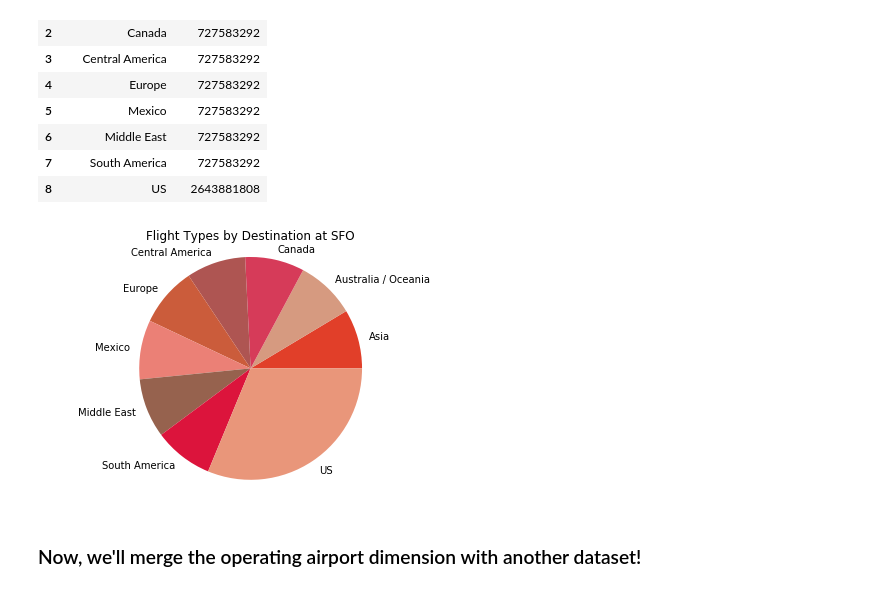
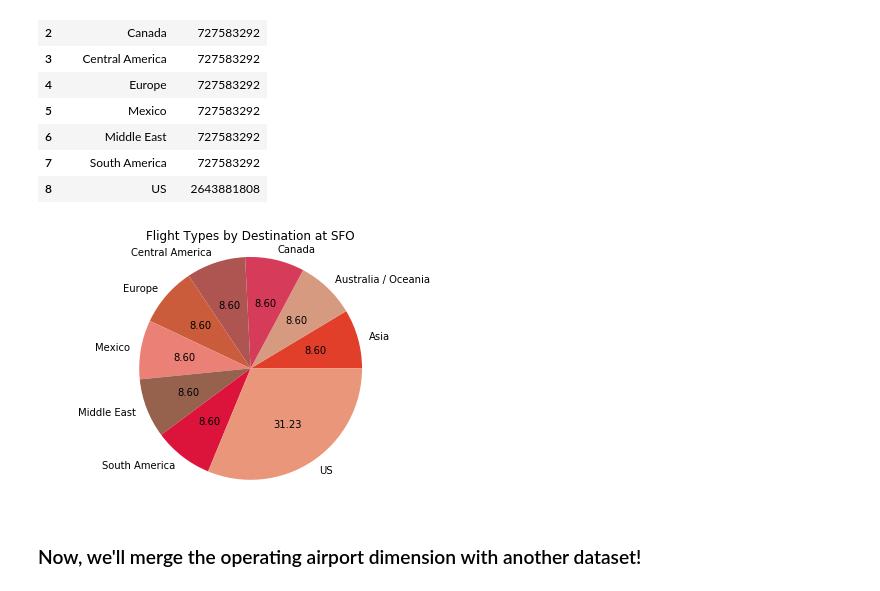
Before and after one commit to fairfield-university-is510-fall2017/final-project-sky-team, a Jupyter notebook: Analysis.ipynb, the cells around one changed output. Saved outputs shown, nothing was run; the diff lists cells and outputs as text; code cells hidden in the pictures.

Commit message:
Added percentages to the analysis.
This may come in handy later!

```diff
--- a/Analysis.ipynb
+++ b/Analysis.ipynb
@@ -139,32 +139,34 @@ Done.
 # %%
 # Create a list of colors (from iWantHue)
 colors = ["#E13F29", "#D69A80", "#D63B59", "#AE5552", "#CB5C3B", "#EB8076", "#96624E", "#DC143C", "#E9967A"]
 
 # Create a pie chart
 plt.pie(
-    # using data TotalPassenger
+    # using data TotalPassenger:
     Passengergeo_df['TotalPassenger'],
-    # with the labels being the locations people flew to
+    # with the labels being the locations people flew to:
     labels=Passengergeo_df['GeoRegion'],
-    # with no shadows
+    # with no shadows:
     shadow=False,
-    # with colors
+    # with colors:
     colors=colors,
+    # showing percentages:
+    autopct='%.2f'
     )
 
 # View the plot drop above
 plt.axis('equal')
 
 # Give it a title!
 plt.title('Flight Types by Destination at SFO')
 
 # View the plot
 plt.tight_layout()
 plt.show()
 
 # This piechart was made different shades of red as a tribute to Northwest Airlines. You are missed, NW.
 # %% [output]
-[figure, old version]
+[figure, new version]
 # %% [markdown]
 ### Now, we'll merge the operating airport dimension with another dataset!
 # %%
```
Also changed, not shown: parts of 1 cell of this notebook.
